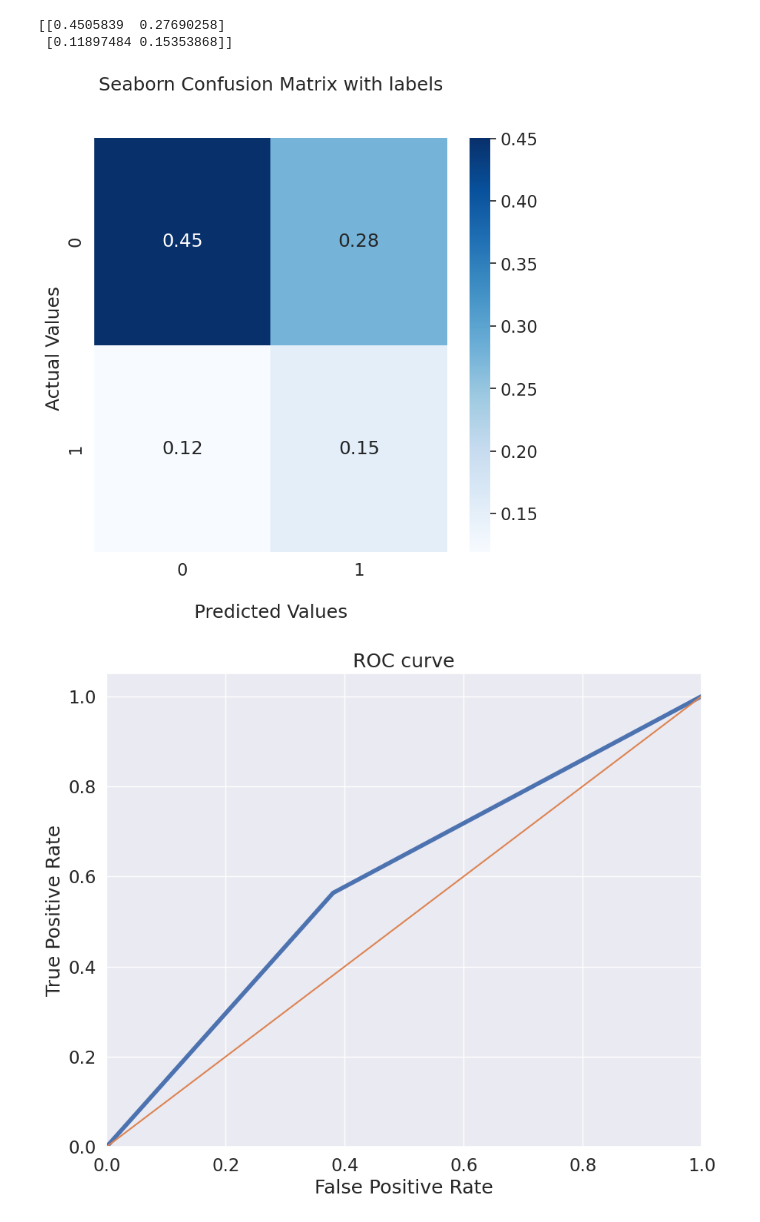
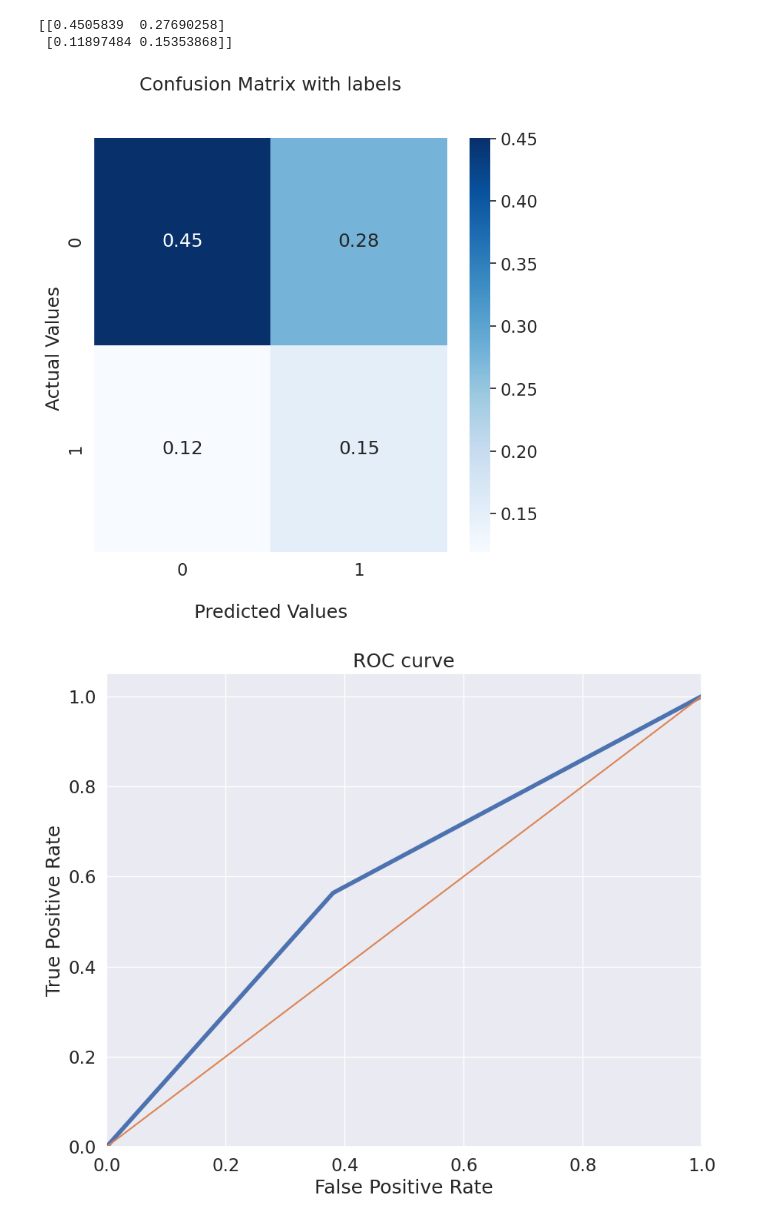
Before and after one commit to Ssergeymiss/Bank_scoring, a Jupyter notebook: Bank_credit.ipynb, the cells around one changed output. Saved outputs shown, nothing was run; the diff lists cells and outputs as text; code cells hidden in the pictures.

```diff
--- a/Bank_credit.ipynb
+++ b/Bank_credit.ipynb
@@ -512,11 +512,11 @@ print(cf_matrix/np.sum(cf_matrix))
 # %%
 ax = sns.heatmap(cf_matrix/np.sum(cf_matrix), annot=True, cmap='Blues')
 
-ax.set_title('Seaborn Confusion Matrix with labels\n\n');
+ax.set_title('Confusion Matrix with labels\n\n');
 ax.set_xlabel('\nPredicted Values')
 ax.set_ylabel('Actual Values ');
 # %% [output]
-[figure, old version]
+[figure, new version]
 # %%
 sns.set(font_scale=1.5)
 sns.set_color_codes("muted")
```
Also changed, not shown: parts of 1 cell of this notebook.
